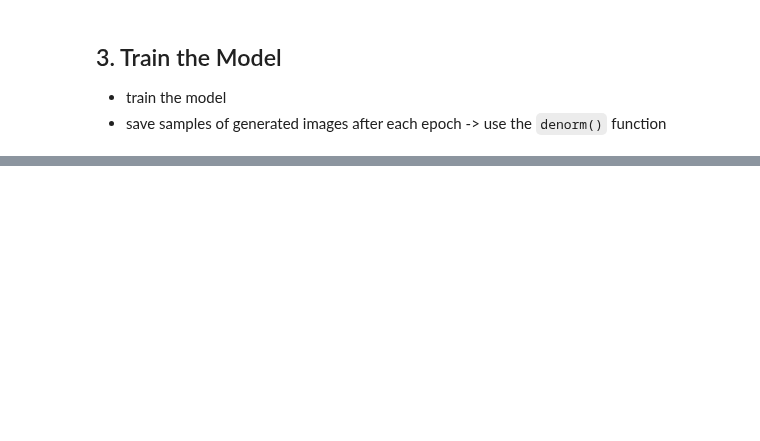
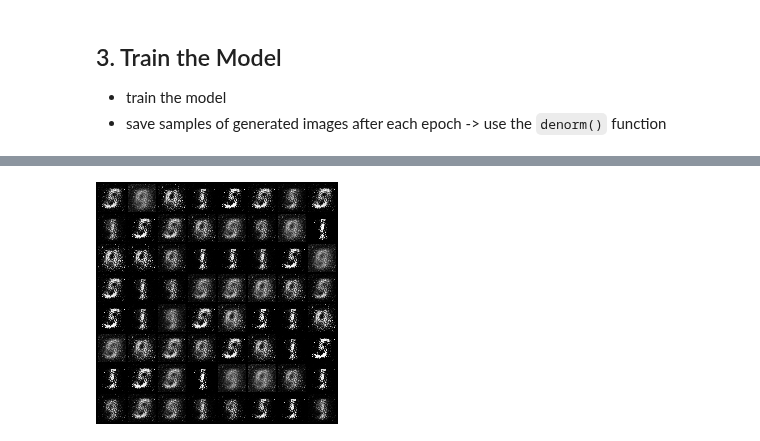
Before and after one commit to Mv0sKff/MyDeepLearning, a Jupyter notebook: week_9/assignment_mnistGAN.ipynb, the cells around one changed output, grey strips where cells are left out. Cells and saved outputs as stored; diff of their text form; code cells hidden in the pictures; blank space fills up the shorter version.

```diff
--- a/week_9/assignment_mnistGAN.ipynb
+++ b/week_9/assignment_mnistGAN.ipynb
@@ -167,0 +231,7 @@ for epoch in range(num_epochs):
+# %%
+from IPython.display import Image, display
+
+display(Image(filename="imgs/fake_samples_epoch_050.png"))
+# TODO run more episodes but deadline is due in 3 min :(
+# %% [output]
+[figure, added]
```
Also changed, not shown: parts of 4 cells of this notebook.
